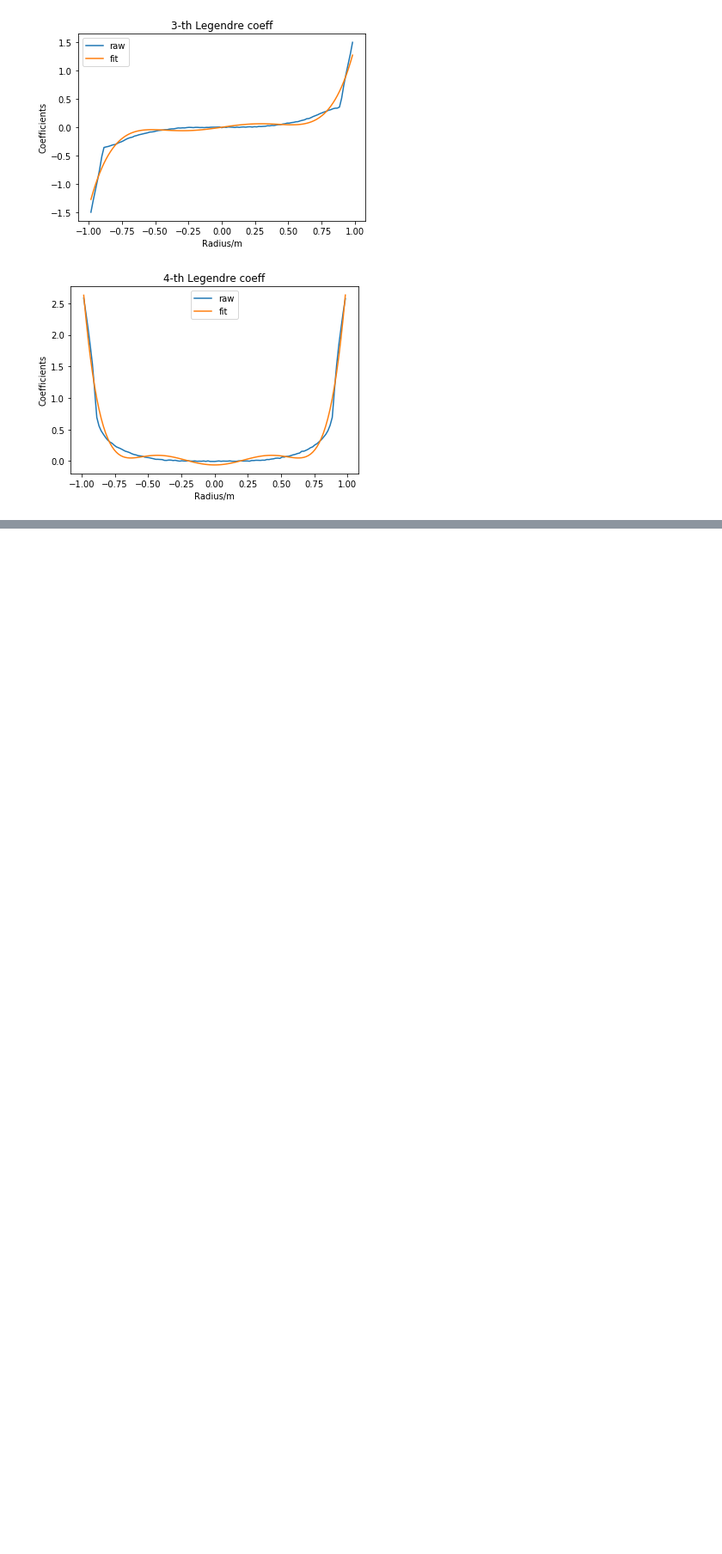
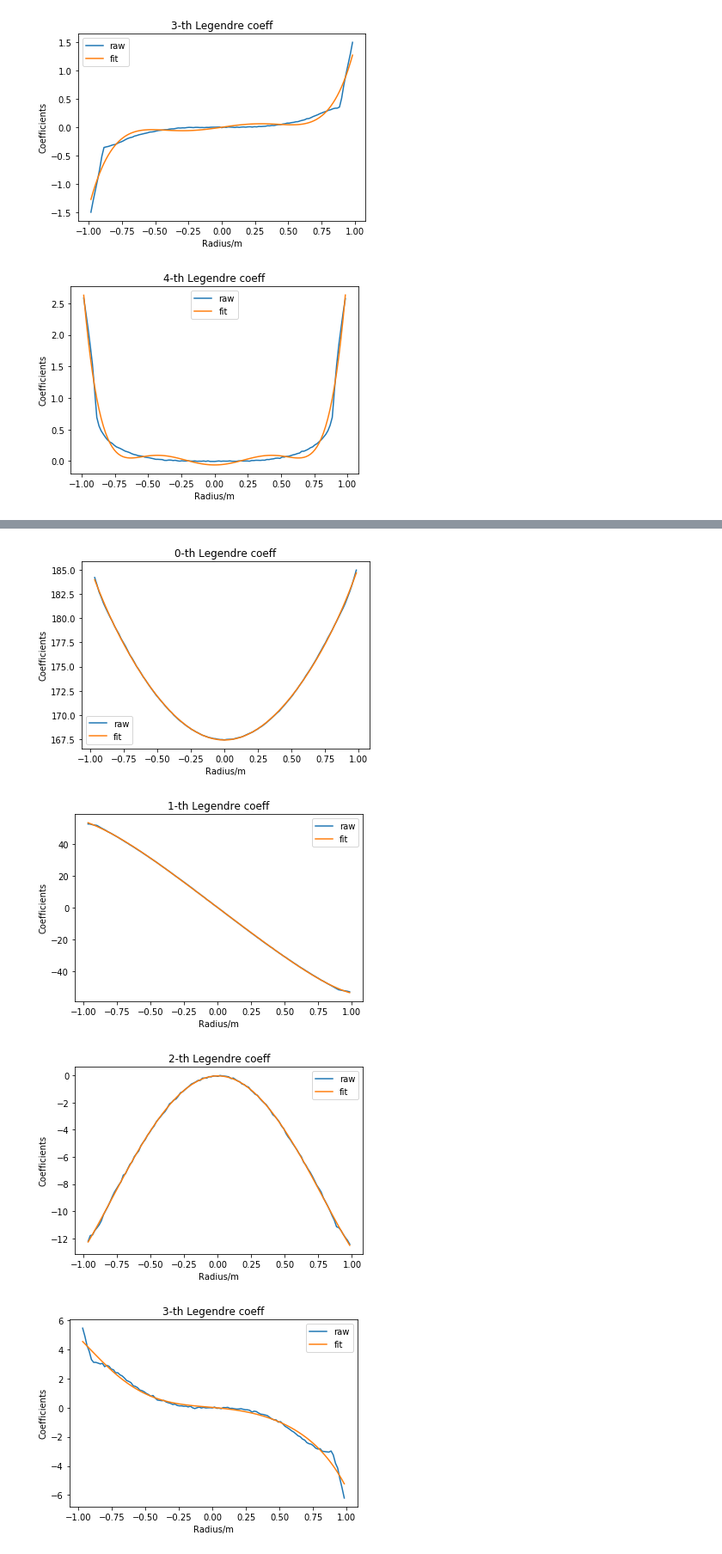
Before and after one commit to dw839566105/Recon1t, a Jupyter notebook: calib/Note/view_5kt.ipynb, the cells around one changed output, grey strips where cells are left out. Shown at 86% size. Cells and saved outputs as stored; diff of their text form; code cells hidden in the pictures; blank space fills up the shorter version.

```diff
--- a/calib/Note/view_5kt.ipynb
+++ b/calib/Note/view_5kt.ipynb
@@ -103,26 +103,30 @@ OSError: ``../coeff_time/5kt_+12.00.h5`` does not exist
 # %%
 k1 = np.zeros((5,7))
-radius = np.arange(12,-12.2,-0.2)
+radius = np.arange(12,-12,-0.2)
 for i in np.arange(np.size(time_coeff[0])):
     data = np.nan_to_num(time_coeff[:,i])
     x = radius/12.2
     plt.plot(x, data)
     '''
     a = np.polyfit(x, data, 8)
     print(a)
     b = np.poly1d(a)
     c = b(x)
     plt.plot(x,c)'''
     c = np.polynomial.legendre.legfit(x, data, 6)
     k1[i,:] = c
     plt.plot(x, np.polynomial.legendre.legval(x,c))
 
     plt.xlabel('Radius/m')
     plt.ylabel('Coefficients')
     plt.title(str(i)+'-th Legendre coeff')
     plt.legend(['raw','fit'])
     plt.show()
-
+print(os.getcwd())
 with h5py.File('Time_coeff.h5','w') as out:
     out.create_dataset('coeff', data = k1)
 # %% [output]
+[figure, added]
+[figure, added]
+[figure, added]
+[figure, added]
```
Also changed, not shown: parts of 2 cells of this notebook, 3 other files.
